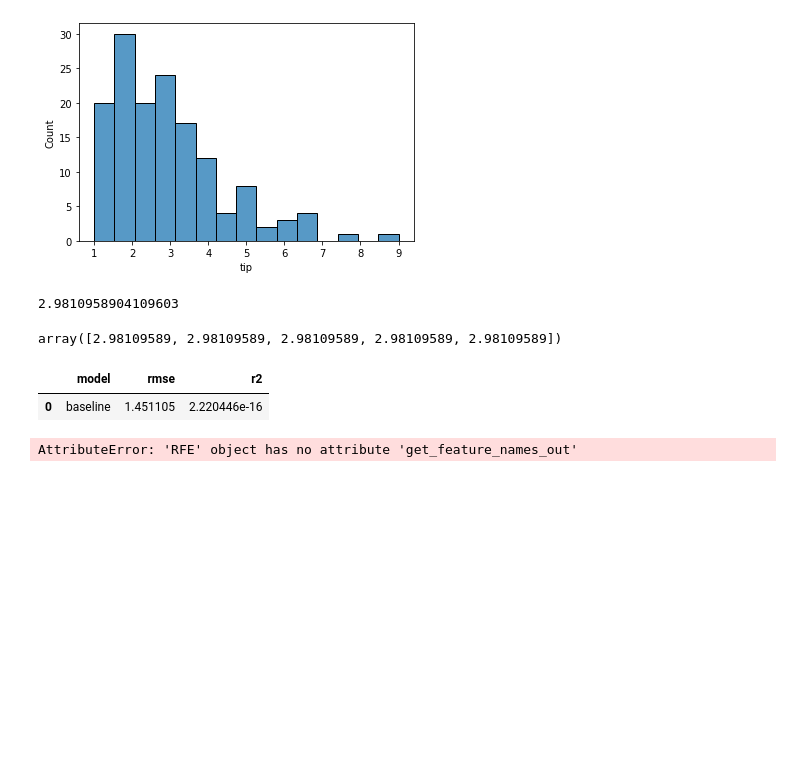
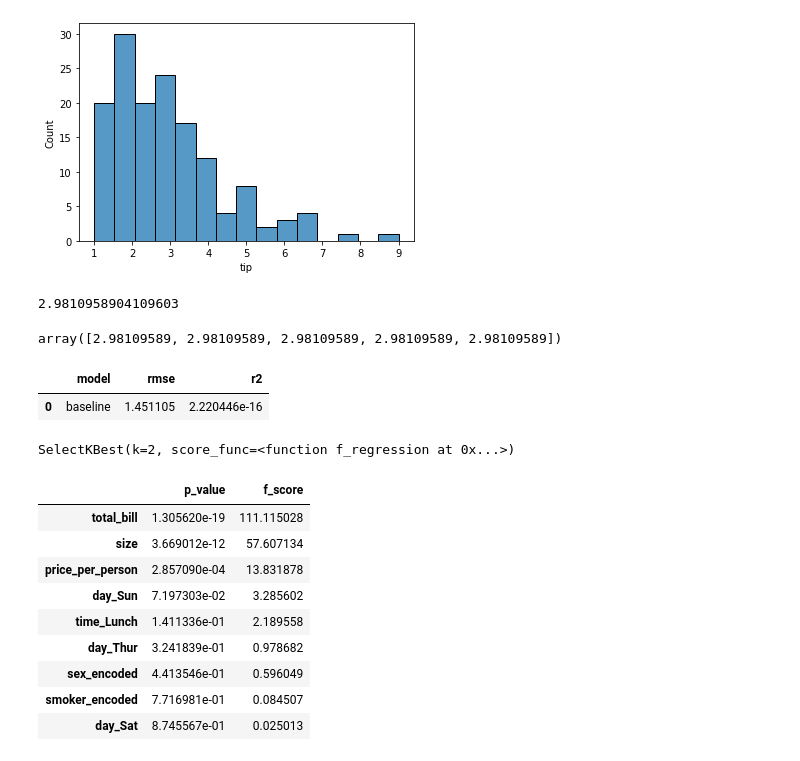
Before and after one commit to OKPTaylor/regression-exercises, a Jupyter notebook: modeling.ipynb, the cells around one changed output. Drawn from its saved outputs; the diff is of its cells as text; code cells hidden in the pictures; blank space fills up the shorter version.

```diff
--- a/modeling.ipynb
+++ b/modeling.ipynb
@@ -118 +126,23 @@ metrics_df
+# %%
+#kbest
+kbest = SelectKBest(f_regression, k=2) #makes the k best using f_regression model
+kbest.fit(x_train_scaled, y_train) #fits it to x_train_scaled and y_train
+# %% [output]
+SelectKBest(k=2, score_func=<function f_regression at 0x...>)
+# %%
+kbest_results = pd.DataFrame(dict(p_value=kbest.pvalues_, f_score=kbest.scores_), index=x_train_scaled.columns)
+#gets the p values and f score and saves to a dict then saves them to a DF with the index being the x_train column
+# %%
+kbest_results.sort_values(by=['f_score'], ascending=False)
+# %% [output]
+|  | p_value | f_score |
+| total_bill | 1.305620e-19 | 111.115028 |
+| size | 3.669012e-12 | 57.607134 |
+| price_per_person | 2.857090e-04 | 13.831878 |
+| day_Sun | 7.197303e-02 | 3.285602 |
+| time_Lunch | 1.411336e-01 | 2.189558 |
+| day_Thur | 3.241839e-01 | 0.978682 |
+| sex_encoded | 4.413546e-01 | 0.596049 |
+| smoker_encoded | 7.716981e-01 | 0.084507 |
+| day_Sat | 8.745567e-01 | 0.025013 |
 # %%
@@ -135,4 +164,0 @@ x_val_rfe = rfe.transform(x_validate)
-# %%
-rfe.get_feature_names_out()
-# %% [output]
-AttributeError: 'RFE' object has no attribute 'get_feature_names_out'
```
Also changed, not shown: parts of 41 cells of this notebook.
